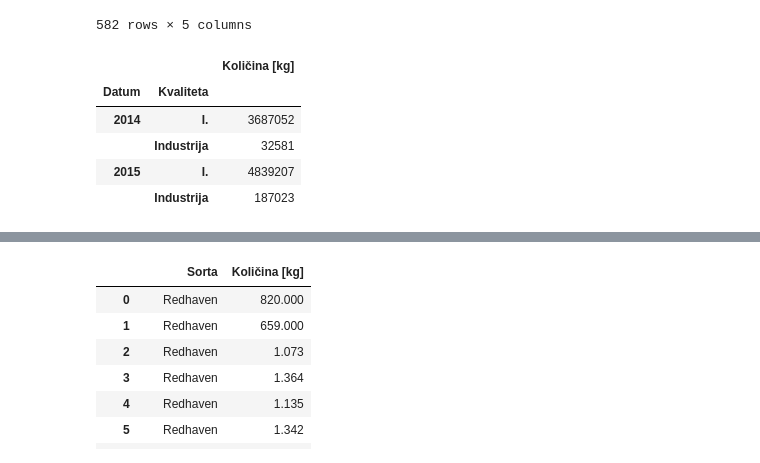
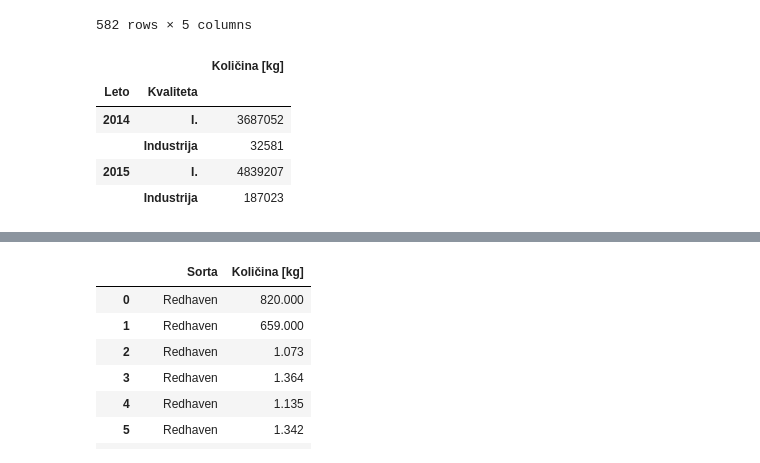
Before and after one commit to adrstvensek/Kvaliteta-prejetega-sadja, a Jupyter notebook: Projekt.ipynb, the cells around one changed output, grey strips where cells are left out. Cells and saved outputs as stored; diff of their text form; code cells hidden in the pictures.

```diff
--- a/Projekt.ipynb
+++ b/Projekt.ipynb
@@ -72,10 +74,11 @@ kvaliteta_2015
 582 rows × 5 columns
 # %%
 količina_po_kvaliteti = kvaliteta.groupby([kvaliteta['Datum'].dt.year, kvaliteta['Kvaliteta']]).sum()
+količina_po_kvaliteti = količina_po_kvaliteti.rename_axis(['Leto', 'Kvaliteta'])
 količina_po_kvaliteti
 # %% [output]
 |  |  | Količina [kg] |
-| Datum | Kvaliteta |  |
+| Leto | Kvaliteta |  |
 | 2014 | I. | 3687052 |
 |  | Industrija | 32581 |
 | 2015 | I. | 4839207 |
```
Also changed, not shown: parts of 33 cells of this notebook.
